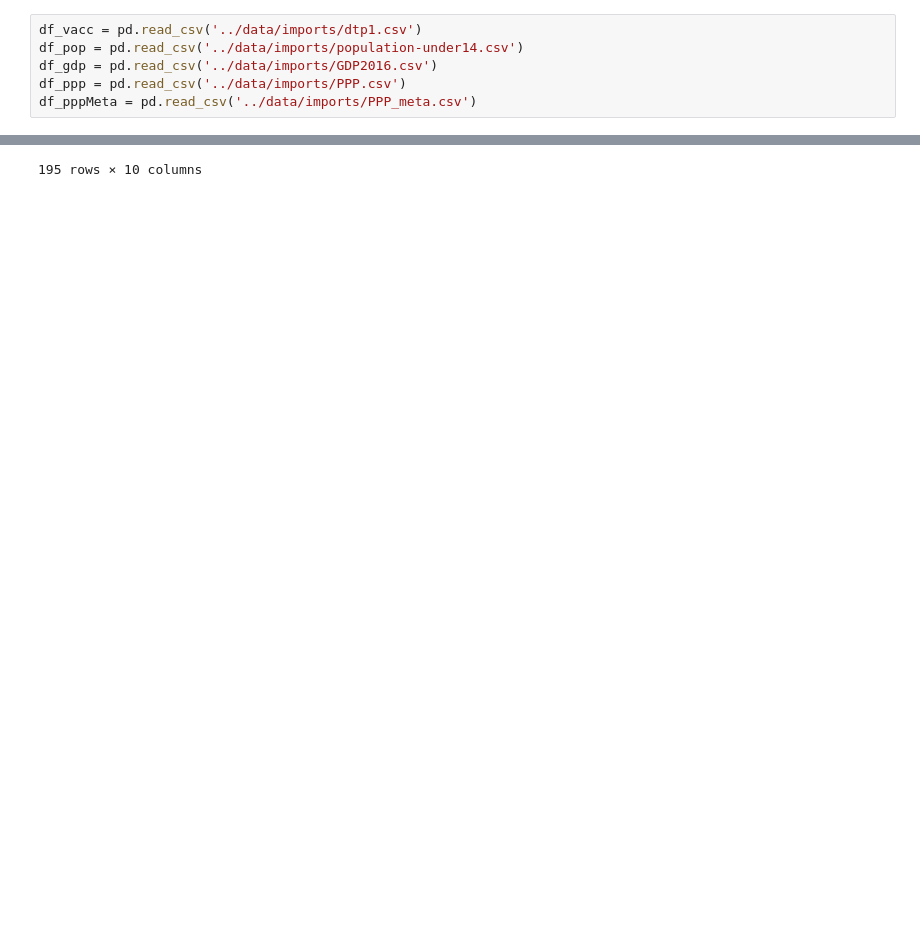
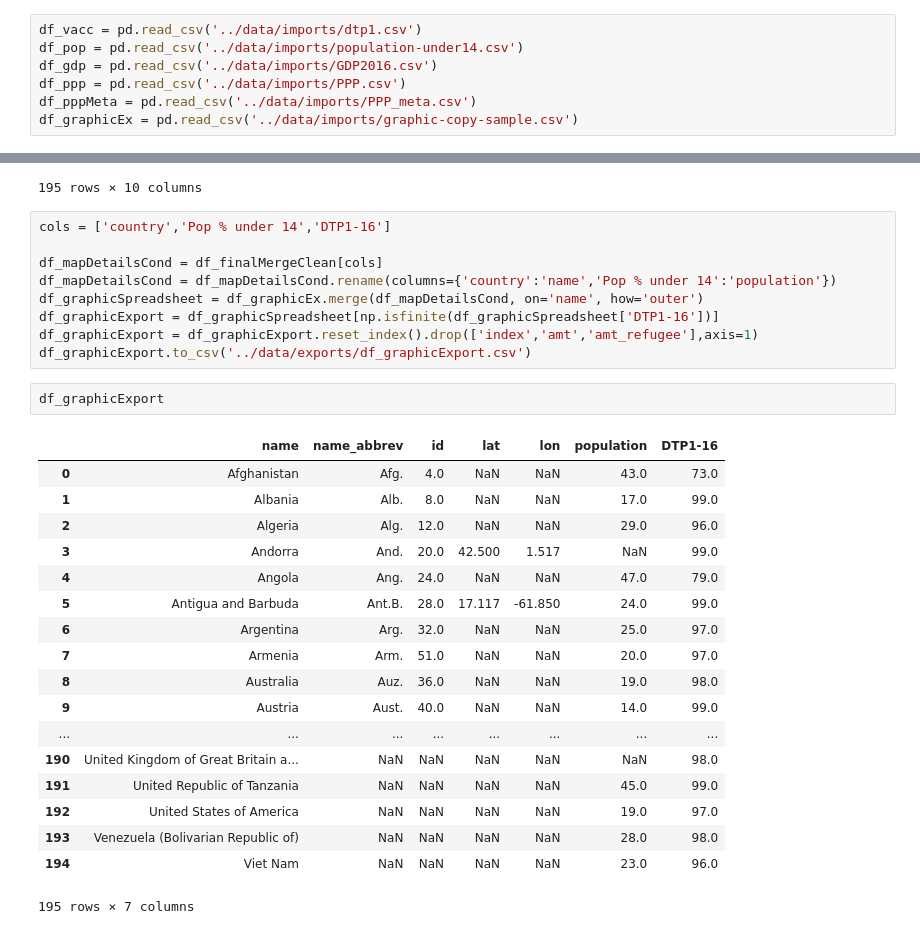
Before and after one commit to isabella232/global-immunization, a Jupyter notebook: notebooks/20170719-bm-merge.ipynb, the cells around one changed output, grey strips where cells are left out. Drawn from its saved outputs; the diff is of its cells as text; blank space fills up the shorter version.

Commit message:
merge with example data

```diff
--- a/notebooks/20170719-bm-merge.ipynb
+++ b/notebooks/20170719-bm-merge.ipynb
@@ -20,6 +20,7 @@ df_pop = pd.read_csv('../data/imports/population-under14.csv')
 df_gdp = pd.read_csv('../data/imports/GDP2016.csv')
 df_ppp = pd.read_csv('../data/imports/PPP.csv')
 df_pppMeta = pd.read_csv('../data/imports/PPP_meta.csv')
+df_graphicEx = pd.read_csv('../data/imports/graphic-copy-sample.csv')
 # %% [markdown]
 ### Analysis
 # %%
@@ -138,3 +139,33 @@ df_finalMergeClean.sort_values('country')
 | 193 | Eastern & Southern Africa | ZMB | Zambia | Lower middle income | 19,551 | 3922.335309 | 45.0 | 99.0 | 94.0 | ... |
 | 194 | Eastern & Southern Africa | ZWE | Zimbabwe | Low income | 16,289 | 2006.374724 | 41.0 | 94.0 | 96.0 | ... |
 195 rows × 10 columns
+# %%
+cols = ['country','Pop % under 14','DTP1-16']
+
+df_mapDetailsCond = df_finalMergeClean[cols]
+df_mapDetailsCond = df_mapDetailsCond.rename(columns={'country':'name','Pop % under 14':'population'})
+df_graphicSpreadsheet = df_graphicEx.merge(df_mapDetailsCond, on='name', how='outer')
+df_graphicExport = df_graphicSpreadsheet[np.isfinite(df_graphicSpreadsheet['DTP1-16'])]
+df_graphicExport = df_graphicExport.reset_index().drop(['index','amt','amt_refugee'],axis=1)
+df_graphicExport.to_csv('../data/exports/df_graphicExport.csv')
+# %%
+df_graphicExport
+# %% [output]
+|  | name | name_abbrev | id | lat | lon | population | DTP1-16 |
+| 0 | Afghanistan | Afg. | 4.0 | NaN | NaN | 43.0 | 73.0 |
+| 1 | Albania | Alb. | 8.0 | NaN | NaN | 17.0 | 99.0 |
+| 2 | Algeria | Alg. | 12.0 | NaN | NaN | 29.0 | 96.0 |
+| 3 | Andorra | And. | 20.0 | 42.500 | 1.517 | NaN | 99.0 |
+| 4 | Angola | Ang. | 24.0 | NaN | NaN | 47.0 | 79.0 |
+| 5 | Antigua and Barbuda | Ant.B. | 28.0 | 17.117 | -61.850 | 24.0 | 99.0 |
+| 6 | Argentina | Arg. | 32.0 | NaN | NaN | 25.0 | 97.0 |
+| 7 | Armenia | Arm. | 51.0 | NaN | NaN | 20.0 | 97.0 |
+| 8 | Australia | Auz. | 36.0 | NaN | NaN | 19.0 | 98.0 |
+| 9 | Austria | Aust. | 40.0 | NaN | NaN | 14.0 | 99.0 |
+| ... | ... | ... | ... | ... | ... | ... | ... |
+| 190 | United Kingdom of Great Britain a... | NaN | NaN | NaN | NaN | NaN | 98.0 |
+| 191 | United Republic of Tanzania | NaN | NaN | NaN | NaN | 45.0 | 99.0 |
+| 192 | United States of America | NaN | NaN | NaN | NaN | 19.0 | 97.0 |
+| 193 | Venezuela (Bolivarian Republic of) | NaN | NaN | NaN | NaN | 28.0 | 98.0 |
+| 194 | Viet Nam | NaN | NaN | NaN | NaN | 23.0 | 96.0 |
+195 rows × 7 columns
```
Also changed, not shown: 4 other files.
